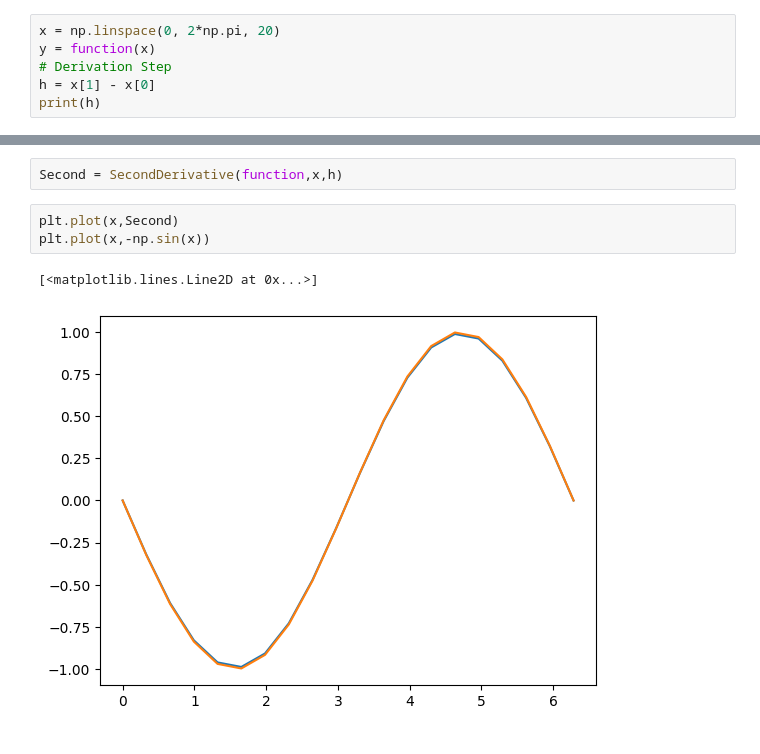
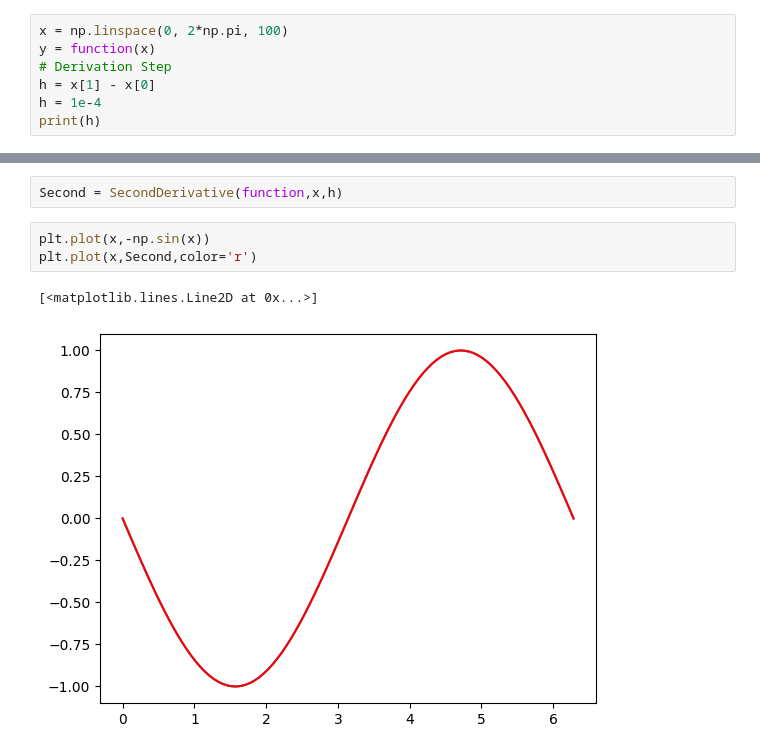
Before and after one commit to asegura4488/MetodosComputacionales1, a Jupyter notebook: Semana3/Derivacion.ipynb, the cells around one changed output, grey strips where cells are left out. Cells and saved outputs as stored; diff of their text form.

```diff
--- a/Semana3/Derivacion.ipynb
+++ b/Semana3/Derivacion.ipynb
@@ -19,9 +19,10 @@ print(epsilon)
 def function(x):
   return np.sin(x)
 # %%
-x = np.linspace(0, 2*np.pi, 20)
+x = np.linspace(0, 2*np.pi, 100)
 y = function(x)
 # Derivation Step
 h = x[1] - x[0]
+h = 1e-4
 print(h)
 # %% [output]
@@ -81,8 +82,8 @@ def SecondDerivative(f,x,h):
 # %%
 Second = SecondDerivative(function,x,h)
 # %%
-plt.plot(x,Second)
 plt.plot(x,-np.sin(x))
+plt.plot(x,Second,color='r')
 # %% [output]
 [<matplotlib.lines.Line2D at 0x...>]
-[figure, old version]
+[figure, new version]
```
Also changed, not shown: parts of 4 cells of this notebook.
